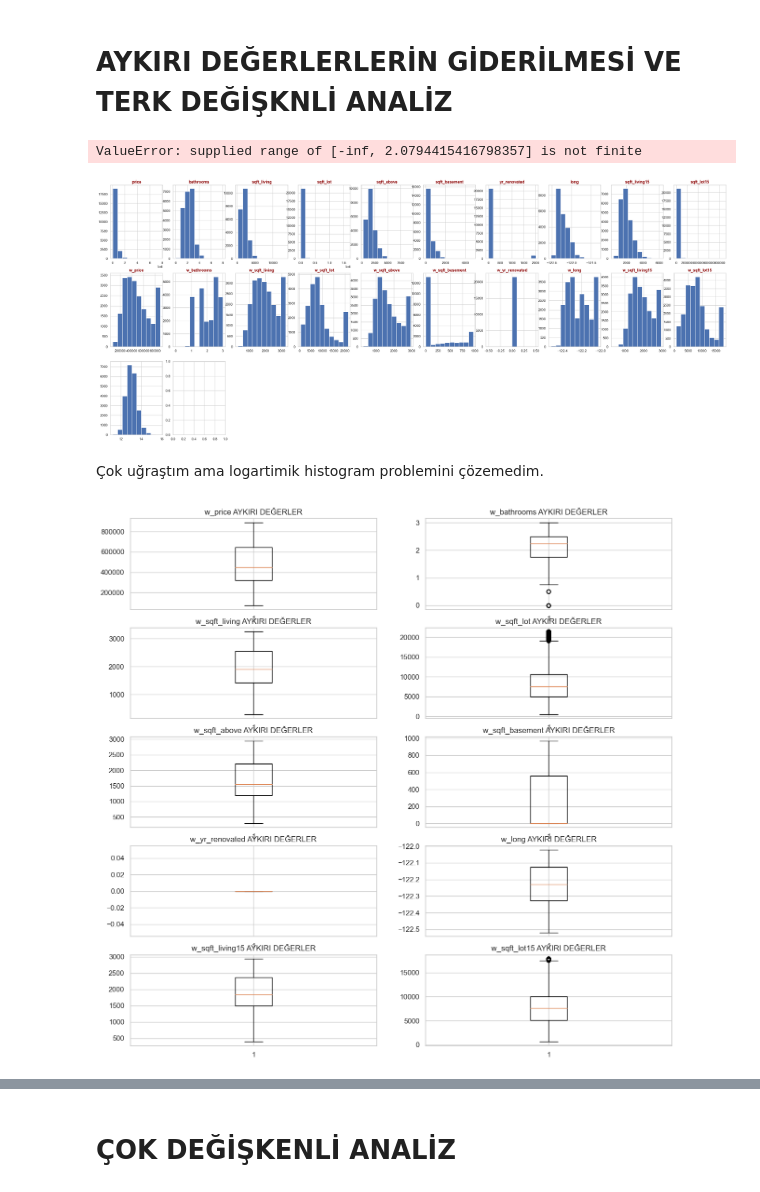
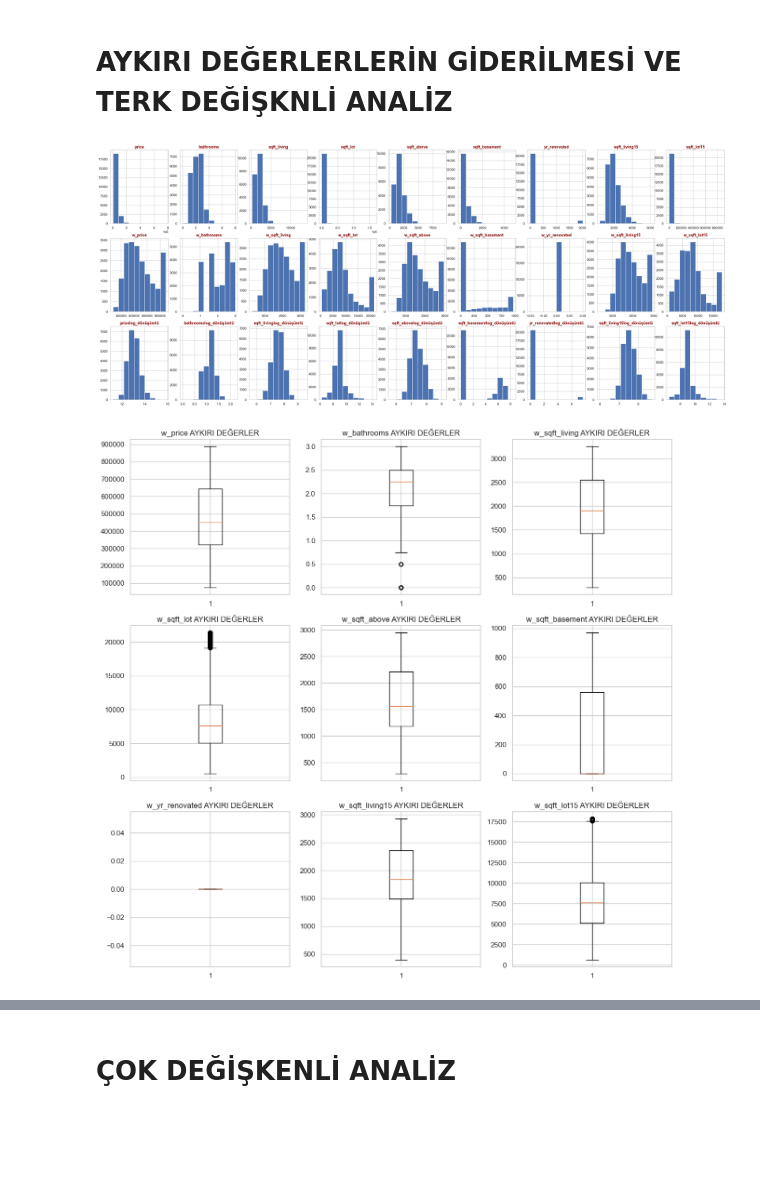
Before and after one commit to aytackolukisa/My_Projects, a Jupyter notebook: House.ipynb, the cells around one changed output, grey strips where cells are left out. Saved outputs shown, nothing was run; the diff lists cells and outputs as text; code cells hidden in the pictures; blank space fills up the shorter version.

```diff
--- a/House.ipynb
+++ b/House.ipynb
@@ -15,8 +15,8 @@ pd.options.display.float_format = '{:.3f}'.format
 plt.rcParams['figure.dpi'] = 100
 plt.rcParams['figure.figsize'] = (8,5.5)
 # %%
-house = pd.read_csv("/Users/aytackolukisa/Desktop/Jupiter_Dosyaları/kc_house_data.csv")
-house.info()
+house = pd.read_csv("/Users/aytackolukisa/Desktop/Jupiter_Dosyaları/csv/kc_house_data.csv")
+a = house.info()
 # %% [output]
 <class 'pandas.core.frame.DataFrame'>
 RangeIndex: 21613 entries, 0 to 21612
@@ -168,42 +206,40 @@ Yukarıda her bi değişken için ayrı ayrı dataframe oluşturmak istedim ama
 # %% [markdown]
 # AYKIRI DEĞERLERLERİN GİDERİLMESİ VE TERK DEĞİŞKNLİ ANALİZ
 # %%
-aykırı_liste = ["price", "bathrooms", "sqft_living", "sqft_lot", "sqft_above", "sqft_basement", "yr_renovated", "long", "sqft_living15", "sqft_lot15"]
-w_aykırı_liste = ["w_price", "w_bathrooms", "w_sqft_living", "w_sqft_lot", "w_sqft_above", "w_sqft_basement", "w_yr_renovated", "w_long", "w_sqft_living15", "w_sqft_lot15"]
+aykırı_liste = ["price", "bathrooms", "sqft_living", "sqft_lot", "sqft_above", "sqft_basement", "yr_renovated", "sqft_living15", "sqft_lot15"]
+w_aykırı_liste = ["w_price", "w_bathrooms", "w_sqft_living", "w_sqft_lot", "w_sqft_above", "w_sqft_basement", "w_yr_renovated", "w_sqft_living15", "w_sqft_lot15"]
 # %%
-for i in range(10):
+for i in range(9):
     house[ w_aykırı_liste[i]] = winsorize(house[aykırı_liste[i]],(0,0.1))
 # %%
 plt.figure(figsize = (36,15))
 baslik_font = {'family': 'arial', 'color': 'darkred','weight': 'bold','size': 13 }
 eksen_font  = {'family': 'arial', 'color': 'darkblue','weight': 'bold','size': 10 }
-aykırı_liste = ["price", "bathrooms", "sqft_living", "sqft_lot", "sqft_above", "sqft_basement", "yr_renovated", "long", "sqft_living15", "sqft_lot15"]
-w_aykırı_liste = ["w_price", "w_bathrooms", "w_sqft_living", "w_sqft_lot", "w_sqft_above", "w_sqft_basement", "w_yr_renovated", "w_long", "w_sqft_living15", "w_sqft_lot15"]
+aykırı_liste = ["price", "bathrooms", "sqft_living", "sqft_lot", "sqft_above", "sqft_basement", "yr_renovated", "sqft_living15", "sqft_lot15"]
+w_aykırı_liste = ["w_price", "w_bathrooms", "w_sqft_living", "w_sqft_lot", "w_sqft_above", "w_sqft_basement", "w_yr_renovated", "w_sqft_living15", "w_sqft_lot15"]
 
-for i in range (10):
-    plt.subplot(3,10,i+1)
+for i in range (9):
+    plt.subplot(3,9,i+1)
     plt.hist(house[aykırı_liste[i]])
     plt.title(aykırı_liste[i], fontdict = baslik_font)
-for i in range (10):
-    plt.subplot(3,10,i+11)
+for i in range (9):
+    plt.subplot(3,9,i+10)
     plt.hist(house[w_aykırı_liste[i]])
     plt.title(w_aykırı_liste[i], fontdict = baslik_font)
-for i in range (10):
-    plt.subplot(3,10,i+21)
-    plt.hist(np.log(house[aykırı_liste[i]]))
+for i in range (9):
+    plt.subplot(3,9,i+19)
+    plt.hist(np.log(house[aykırı_liste[i]]+1))
+    plt.title(aykırı_liste[i] +"log_dönüşümlü", fontdict = baslik_font)
 # %% [output]
-ValueError: supplied range of [-inf, 2.0794415416798357] is not finite
-[figure, old version]
+[figure, new version]
-# %% [markdown]
-Çok uğraştım ama logartimik histogram problemini çözemedim.
 # %%
-w_aykırı_liste = ["w_price", "w_bathrooms", "w_sqft_living", "w_sqft_lot", "w_sqft_above", "w_sqft_basement", "w_yr_renovated", "w_long", "w_sqft_living15", "w_sqft_lot15"]
+w_aykırı_liste = ["w_price", "w_bathrooms", "w_sqft_living", "w_sqft_lot", "w_sqft_above", "w_sqft_basement", "w_yr_renovated", "w_sqft_living15", "w_sqft_lot15"]
 
 plt.figure(figsize = (15,15))
 
-for i in range(10):
-    plt.subplot(5,2,i+1)
+for i in range(9):
+    plt.subplot(3,3,i+1)
     plt.boxplot(house[w_aykırı_liste[i]])
     plt.title ("{} AYKIRI DEĞERLER".format(w_aykırı_liste[i]))
 # %% [output]
-[figure, old version]
+[figure, new version]
```
Also changed, not shown: parts of 17 cells of this notebook.
